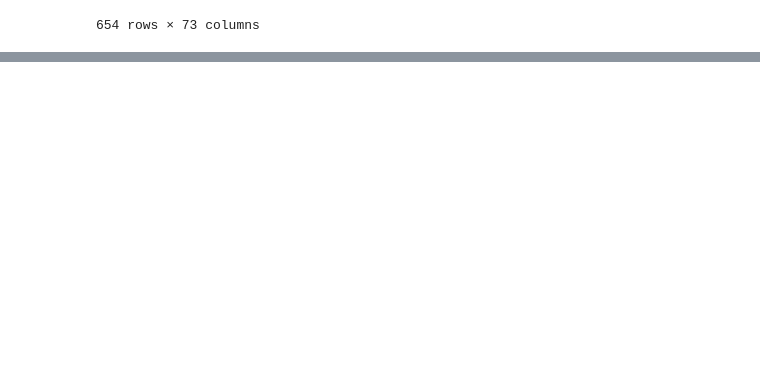
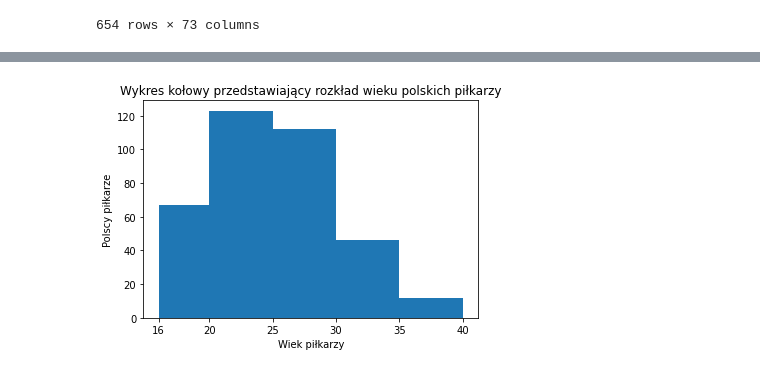
Before and after one commit to Rafal-Dabek/Pandas-project, a Jupyter notebook: piłka.ipynb, the cells around one changed output, grey strips where cells are left out. Drawn from its saved outputs; the diff is of its cells as text; code cells hidden in the pictures; blank space fills up the shorter version.

```diff
--- a/piłka.ipynb
+++ b/piłka.ipynb
@@ -73,0 +135,15 @@ bpl_players
+# %%
+wiekpolska=pilkarze.loc[pilkarze['nationality']=="Poland"]
+
+bins=[16,20,25,30,35,40]
+
+plt.hist(wiekpolska.age, bins=bins)
+
+plt.xticks(bins)
+
+plt.ylabel("Polscy piłkarze")
+plt.xlabel("Wiek piłkarzy")
+plt.title("Wykres kołowy przedstawiający rozkład wieku polskich piłkarzy")
+plt.show()
+# %% [output]
+[figure, added]
```
Also changed, not shown: parts of 12 cells of this notebook.
